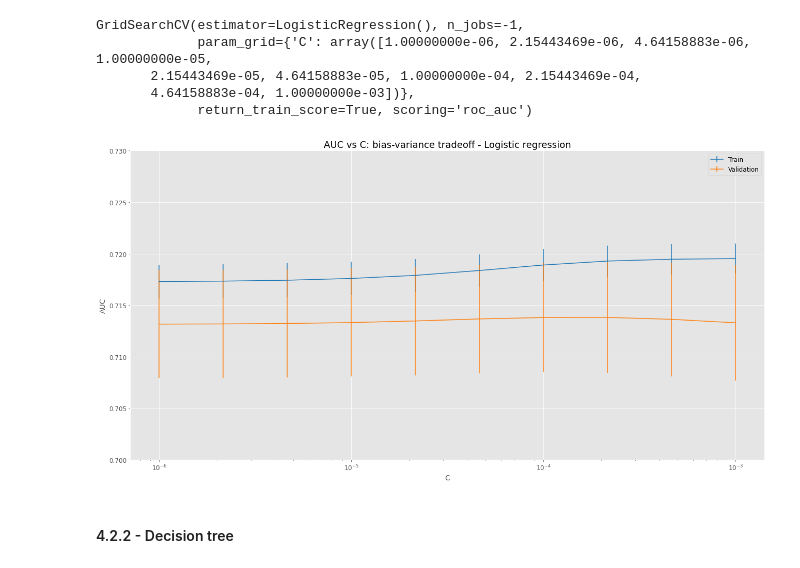
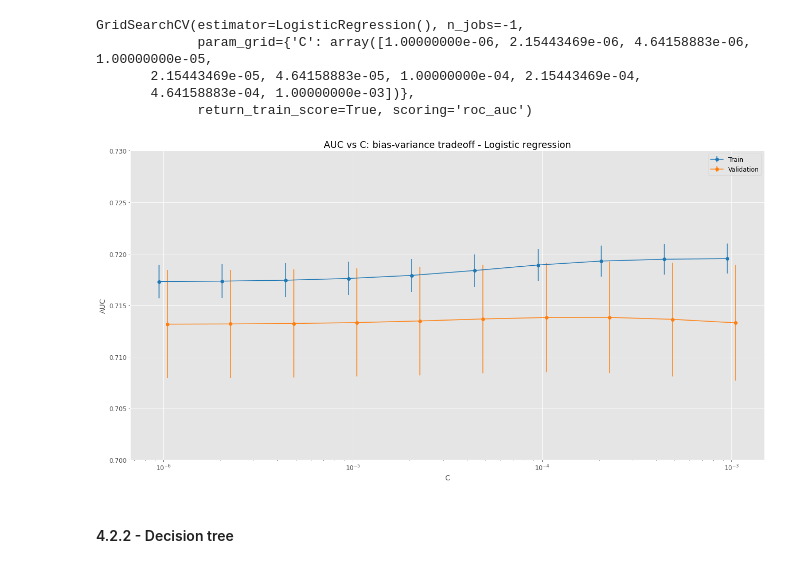
Before and after one commit to rodolfoamancio/trolley_problem, a Jupyter notebook: notebooks/trolley_problem.ipynb, the cells around one changed output. Cells and saved outputs as stored; diff of their text form; code cells hidden in the pictures.

```diff
--- a/notebooks/trolley_problem.ipynb
+++ b/notebooks/trolley_problem.ipynb
@@ -763,31 +763,33 @@ GridSearchCV(estimator=LogisticRegression(), n_jobs=-1,
 # %%
 fig, ax = plt.subplots(figsize=(22, 11))
 
 ax.errorbar(
-    x=logistic_regression_grid_search.cv_results_["param_C"].data,
+    x=0.95*logistic_regression_grid_search.cv_results_["param_C"].data,
     y=logistic_regression_grid_search.cv_results_["mean_train_score"],
     yerr=logistic_regression_grid_search.cv_results_["std_train_score"],
     color=plt.cm.tab10.colors[0],
-    label="Train"
+    label="Train",
+    marker="o"
 )
 
 ax.errorbar(
-    x=logistic_regression_grid_search.cv_results_["param_C"].data,
+    x=1.05*logistic_regression_grid_search.cv_results_["param_C"].data,
     y=logistic_regression_grid_search.cv_results_["mean_test_score"],
     yerr=logistic_regression_grid_search.cv_results_["std_test_score"],
     color=plt.cm.tab10.colors[1],
-    label="Validation"
+    label="Validation",
+    marker="o"
 )
 
 ax.set_ylim(0.7, 0.73)
 ax.set_xlabel("C", fontsize=14)
 ax.set_ylabel("AUC", fontsize=14)
 ax.set_title("AUC vs C: bias-variance tradeoff - Logistic regression", fontsize=18)
 ax.legend(fontsize=12)
 ax.tick_params(axis='both', which='major', labelsize=12)
 ax.set_xscale("log")
 # %% [output]
-[figure, old version]
+[figure, new version]
 # %% [markdown]
 #### 4.2.2 - Decision tree
 # %%
```
Also changed, not shown: parts of 6 cells of this notebook, 21 other files.
